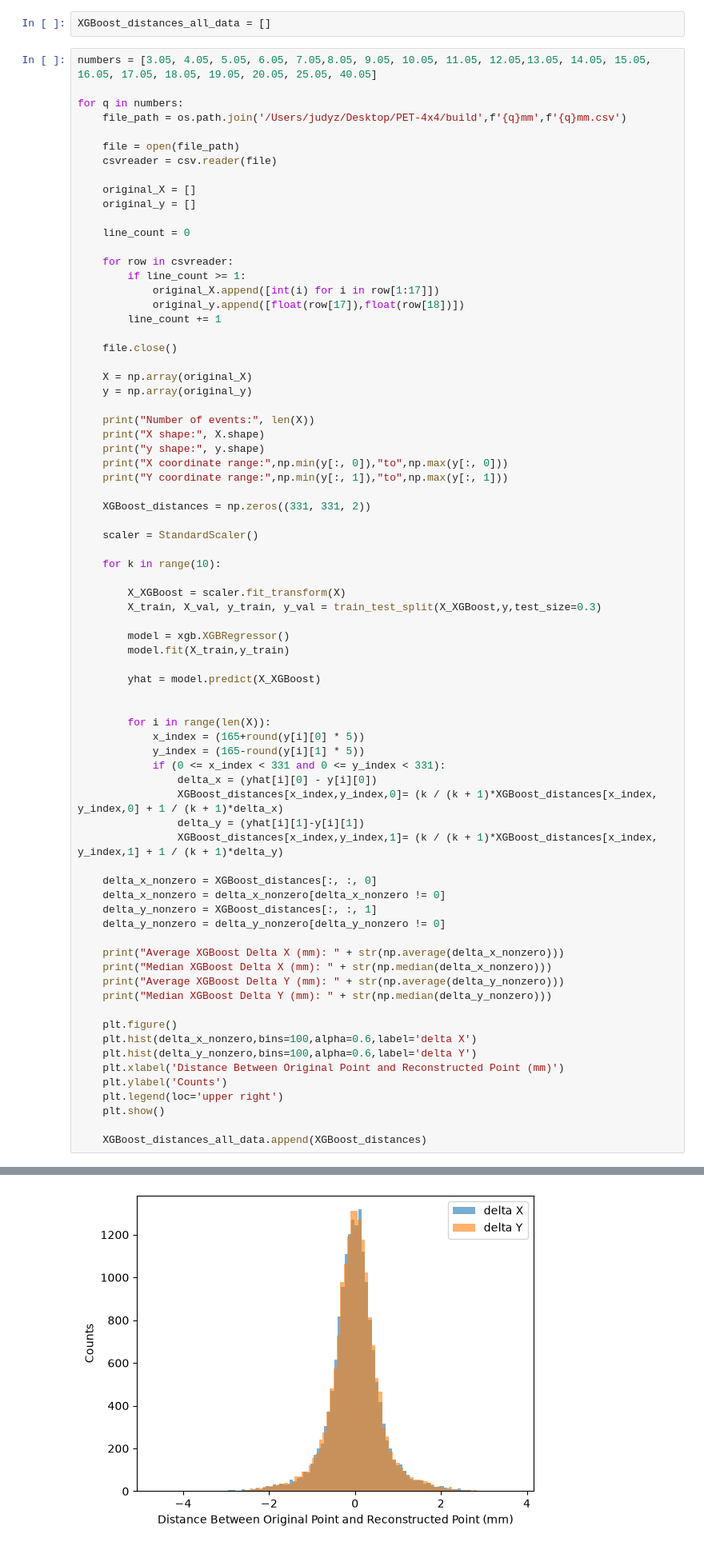
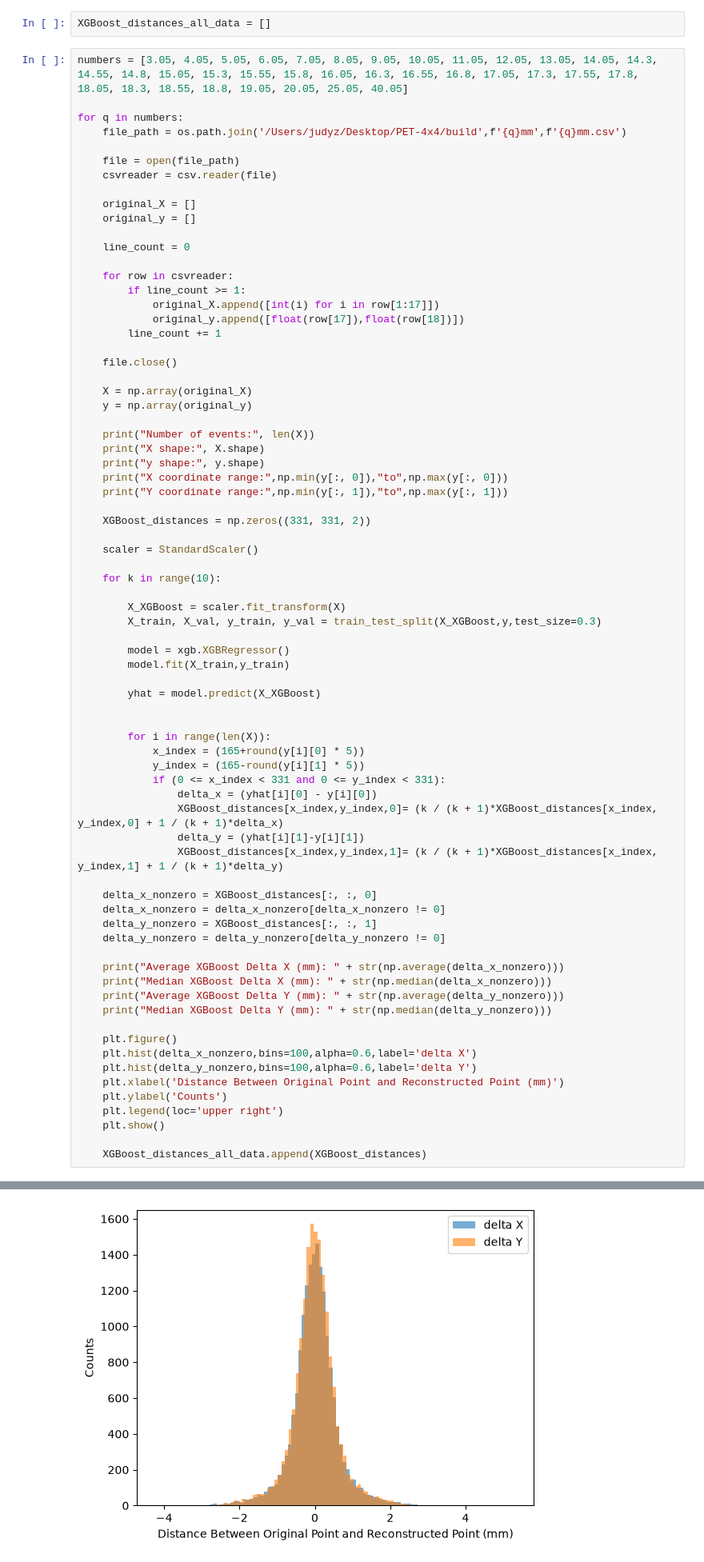
Before and after one commit to judyzhu0811/PET-4x4, a Jupyter notebook: PET cell xgboost delta.ipynb, the cells around one changed output, grey strips where cells are left out. Shown at 80% size. Drawn from its saved outputs; the diff is of its cells as text.

```diff
--- a/PET cell xgboost delta.ipynb
+++ b/PET cell xgboost delta.ipynb
@@ -21,7 +21,7 @@ from sklearn.metrics import roc_auc_score
 # %%
 XGBoost_distances_all_data = []
 # %%
-numbers = [3.05, 4.05, 5.05, 6.05, 7.05,8.05, 9.05, 10.05, 11.05, 12.05,13.05, 14.05, 15.05, 16.05, 17.05, 18.05, 19.05, 20.05, 25.05, 40.05]
+numbers = [3.05, 4.05, 5.05, 6.05, 7.05, 8.05, 9.05, 10.05, 11.05, 12.05, 13.05, 14.05, 14.3, 14.55, 14.8, 15.05, 15.3, 15.55, 15.8, 16.05, 16.3, 16.55, 16.8, 17.05, 17.3, 17.55, 17.8, 18.05, 18.3, 18.55, 18.8, 19.05, 20.05, 25.05, 40.05]
 
 for q in numbers:
     file_path = os.path.join('/Users/judyz/Desktop/PET-4x4/build',f'{q}mm',f'{q}mm.csv')
@@ -157 +157 @@ Median XGBoost Delta Y (mm): 0.00220952682495187
-[figure, old version]
+[figure, new version]
```
Also changed, not shown: parts of 3 cells of this notebook, 10 other files.
